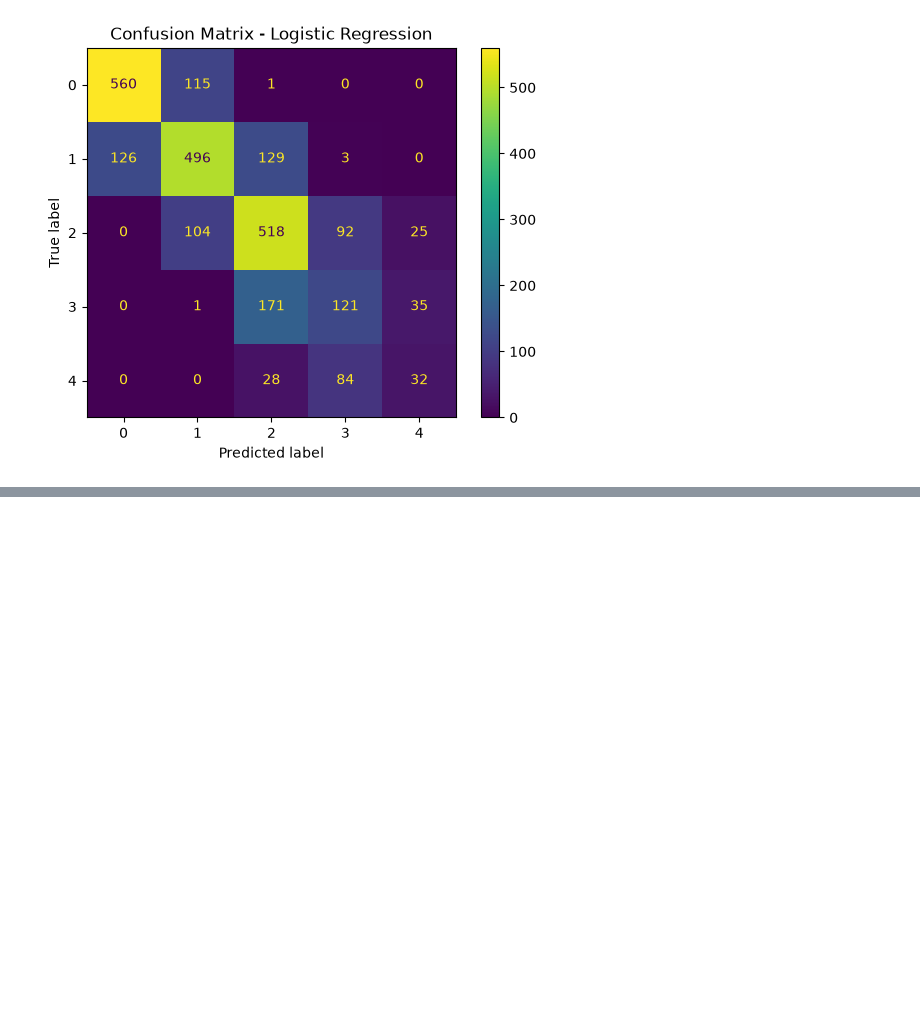
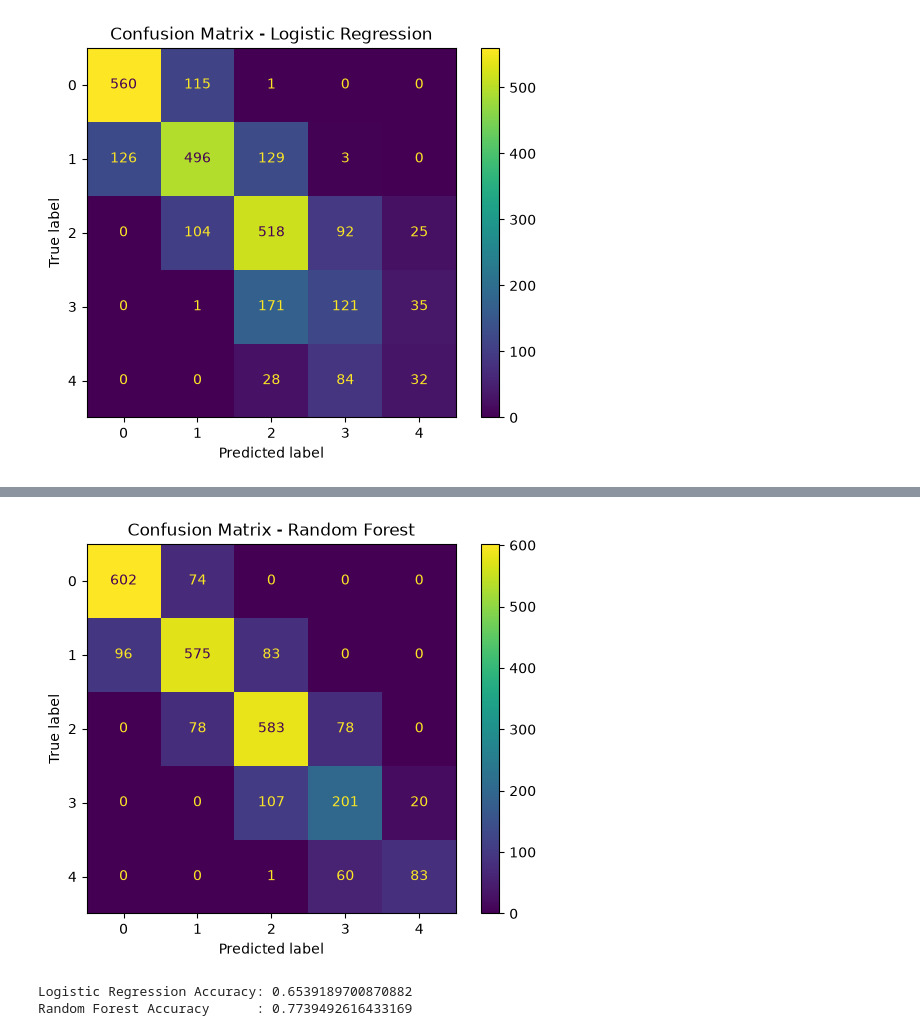
Before and after one commit to juliyantananda1607-ui/student-performance-analysis, a Jupyter notebook: dataviz1.ipynb, the cells around one changed output, grey strips where cells are left out. Drawn from its saved outputs; the diff is of its cells as text; code cells hidden in the pictures; blank space fills up the shorter version.

```diff
--- a/dataviz1.ipynb
+++ b/dataviz1.ipynb
@@ -38,7 +5,5 @@ print(os.listdir(folder)) #check the files in the folder
 # %%
-df = pd.read_csv(
-    r"C:\Users\juliy\Downloads\Python\Student_Performance (1).csv"
-) #check the files in the folder
+df = pd.read_csv("Student_Performance (1).csv")
 df.head()
 # %% [output]
 |  | student_id | age | gender | school_type | parent_education | study_hours | attendance_percentage | ... |
@@ -728,3 +670,9 @@ plt.show()
 # %%
 # Model 2 Random Forest Classifier
 from sklearn.ensemble import RandomForestClassifier
+model_rf = RandomForestClassifier(
+    n_estimators=100,
+    random_state=42
+)
+# %%
+model_rf.fit(X_train, y_train)
@@ -730,0 +681,3 @@ from sklearn.ensemble import RandomForestClassifier
+# %%
+y_pred_rf = model_rf.predict(X_test)
+print(y_pred_rf[:10])
@@ -730,0 +705,16 @@ from sklearn.ensemble import RandomForestClassifier
+# %%
+cm_rf = confusion_matrix(y_test, y_pred_rf)
+disp = ConfusionMatrixDisplay(
+    confusion_matrix=cm_rf
+)
+disp.plot()
+plt.title("Confusion Matrix - Random Forest")
+plt.show()
+# %% [output]
+[figure, added]
+# %%
+print("Logistic Regression Accuracy:", accuracy)
+print("Random Forest Accuracy      :", accuracy_rf)
+# %% [output]
+Logistic Regression Accuracy: 0.6539189700870882
+Random Forest Accuracy      : 0.7739492616433169
```
Also changed, not shown: parts of 35 cells of this notebook.
